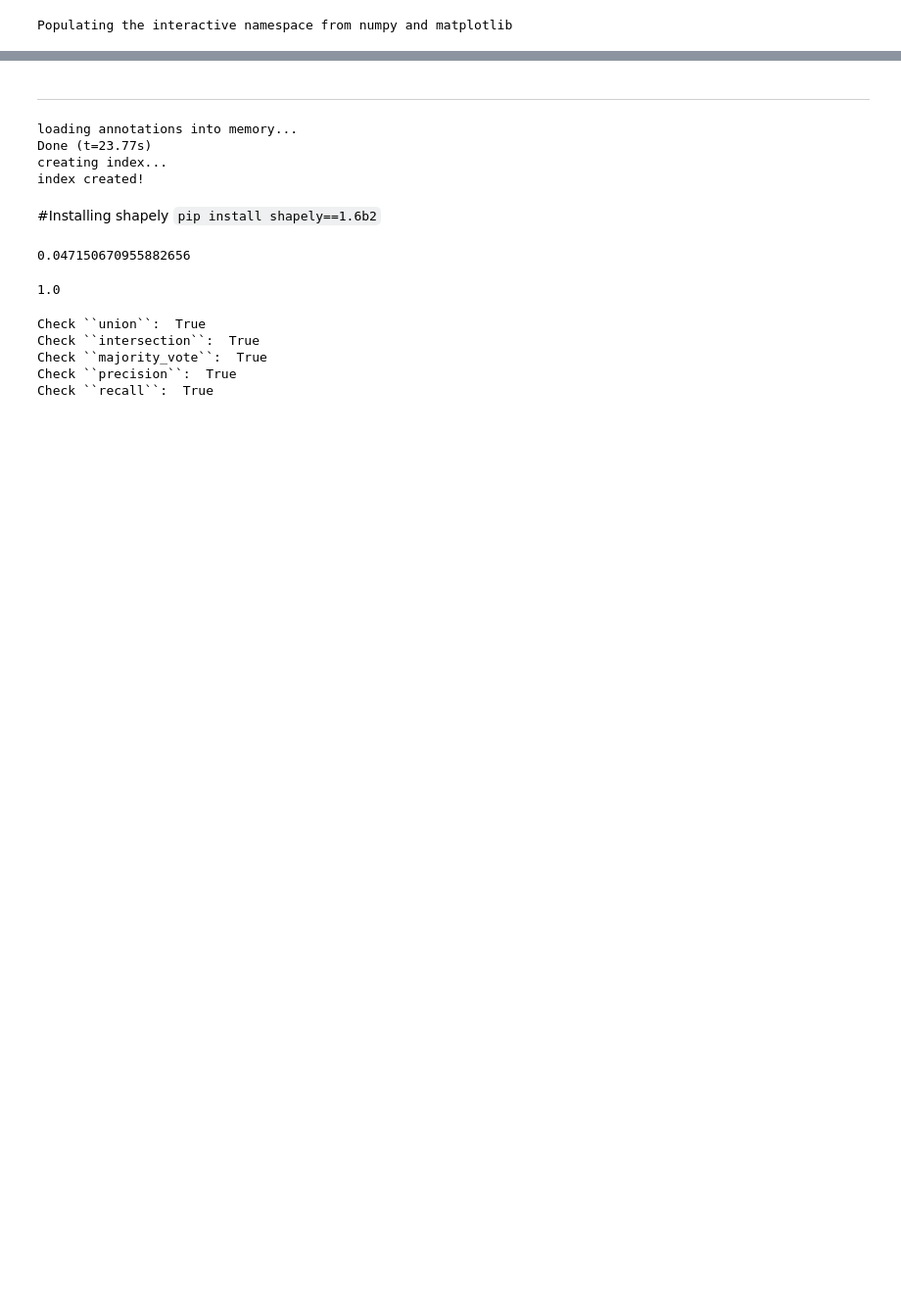
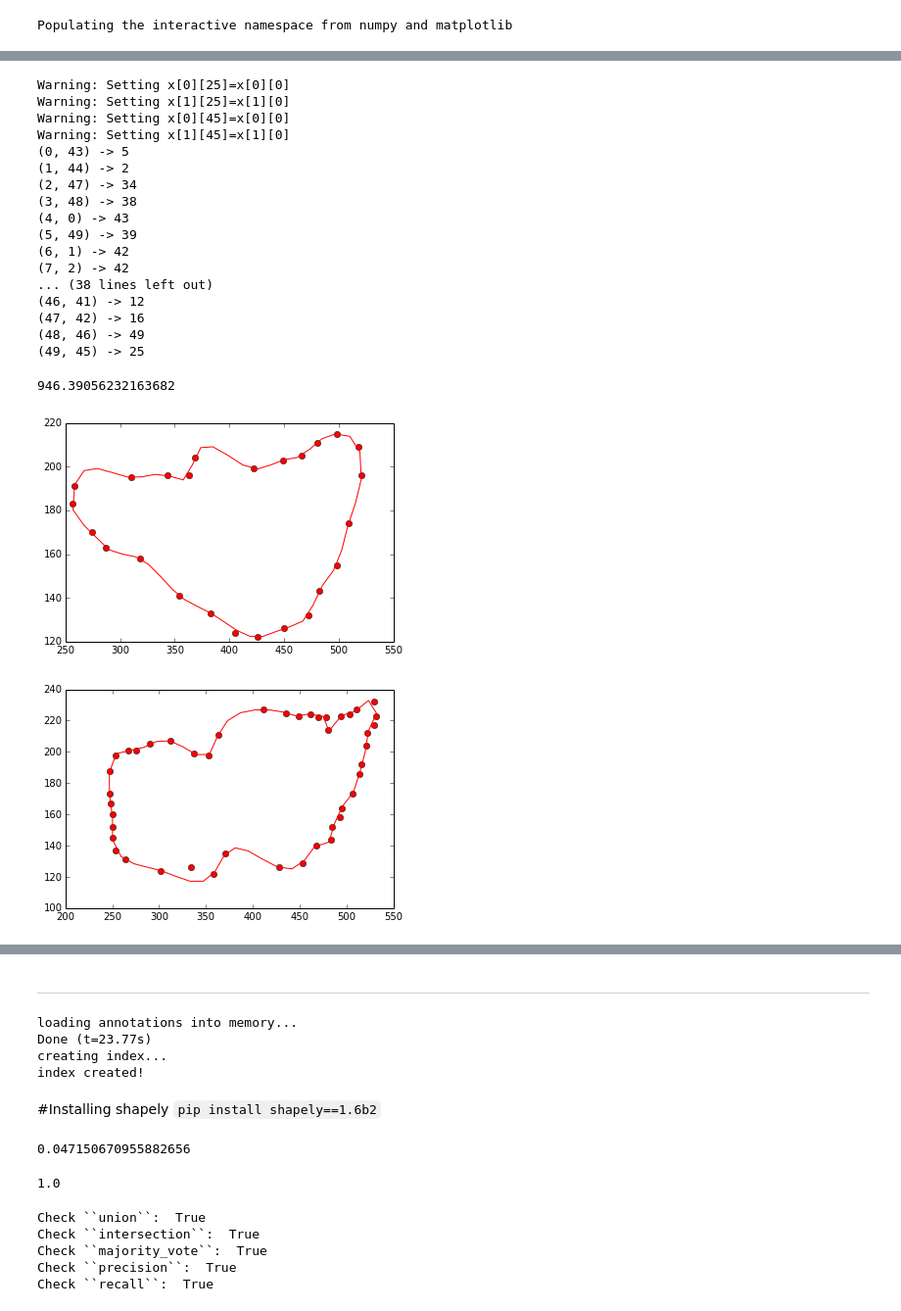
Before and after one commit to dorisjlee/crowd-seg, a Jupyter notebook: analysis/BoundaryBasedPhiQuantities.ipynb, the cells around one changed output, grey strips where cells are left out. Shown at 98% size. Cells and saved outputs as stored; diff of their text form; code cells hidden in the pictures; blank space fills up the shorter version.

Commit message:
finished implementing euclidean distance scoring

```diff
--- a/analysis/BoundaryBasedPhiQuantities.ipynb
+++ b/analysis/BoundaryBasedPhiQuantities.ipynb
@@ -119,0 +209,26 @@ def DistAllWorkers(obj_x_locs,obj_y_locs,dist = MunkresEuclidean):
+# %%
+interpolated_obj_x_locs,interpolated_obj_y_locs = parametric_interpolate(obj_x_locs,obj_y_locs,50,True)
+polygon1 = zip(interpolated_obj_x_locs[0],interpolated_obj_y_locs[0])
+polygon2 = zip(interpolated_obj_x_locs[1],interpolated_obj_y_locs[1])
+MunkresEuclidean(polygon1,polygon2)
+# %% [output]
+Warning: Setting x[0][25]=x[0][0]
+Warning: Setting x[1][25]=x[1][0]
+Warning: Setting x[0][45]=x[0][0]
+Warning: Setting x[1][45]=x[1][0]
+(0, 43) -> 5
+(1, 44) -> 2
+(2, 47) -> 34
+(3, 48) -> 38
+(4, 0) -> 43
+(5, 49) -> 39
+(6, 1) -> 42
+(7, 2) -> 42
+... (38 lines left out)
+(46, 41) -> 12
+(47, 42) -> 16
+(48, 46) -> 49
+(49, 45) -> 25
+946.39056232163682
+[figure, added]
+[figure, added]
```
Also changed, not shown: parts of 48 cells of this notebook, 1 other file.
